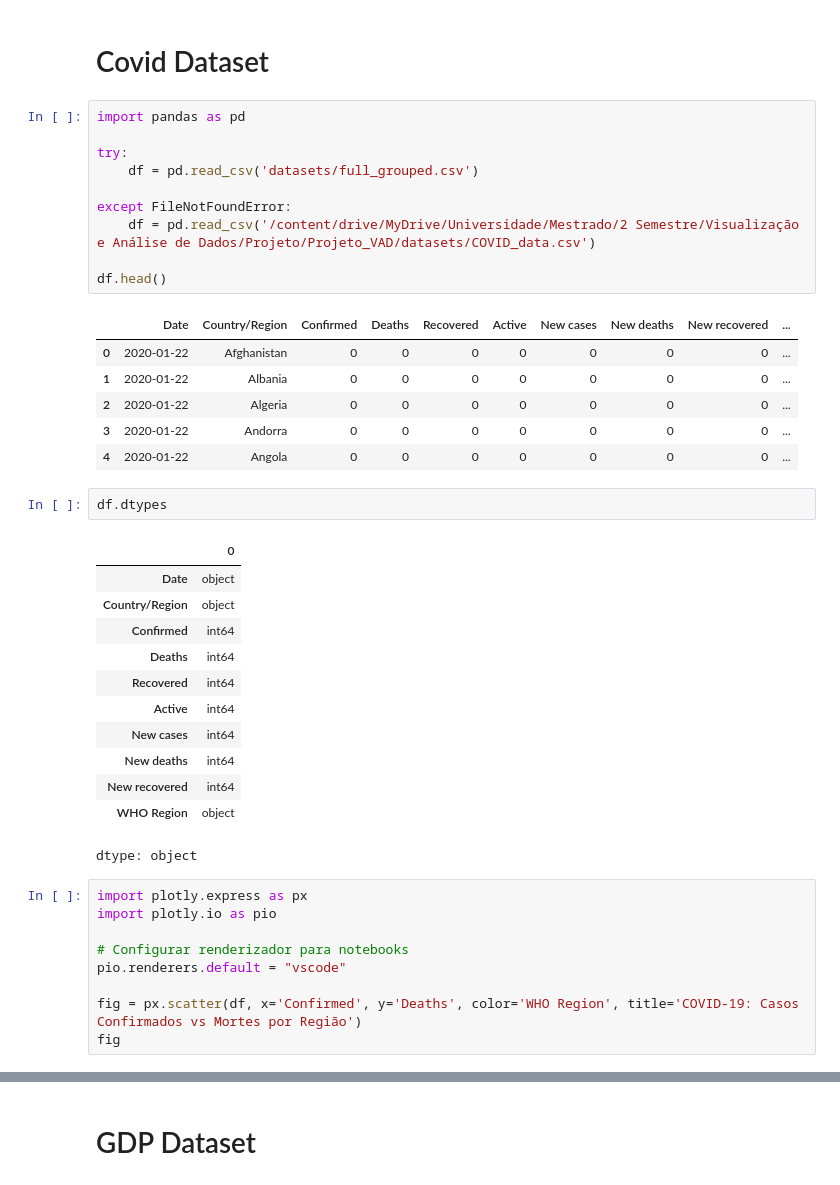
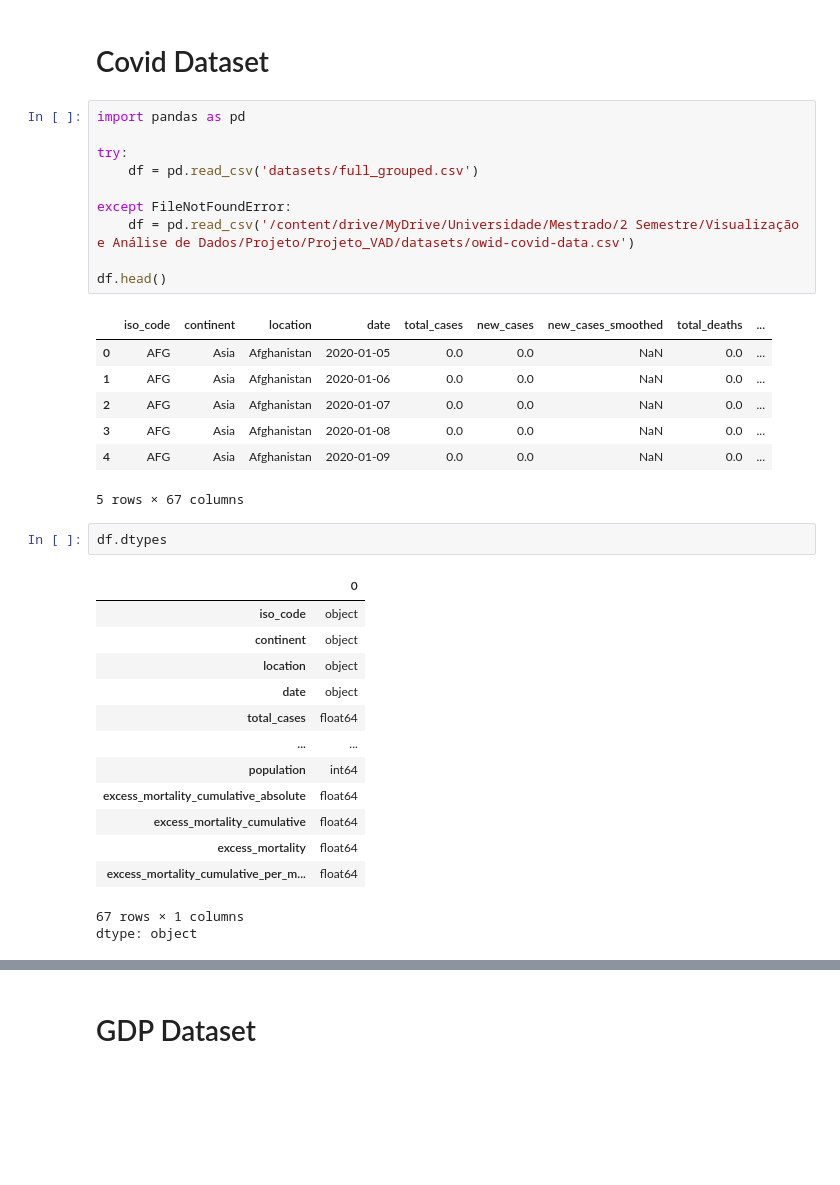
Before and after one commit to Tuco711/Projeto_VAD, a Jupyter notebook: eda.ipynb, the cells around one changed output, grey strips where cells are left out. Cells and saved outputs as stored; diff of their text form; blank space fills up the shorter version.

Commit message:
novo dataset e começo da EDA

```diff
--- a/eda.ipynb
+++ b/eda.ipynb
@@ -8,41 +8,35 @@ Mounted at /content/drive
 # %%
 import pandas as pd
 
 try:
     df = pd.read_csv('datasets/full_grouped.csv')
 
 except FileNotFoundError:
-    df = pd.read_csv('/content/drive/MyDrive/Universidade/Mestrado/2 Semestre/Visualização e Análise de Dados/Projeto/Projeto_VAD/datasets/COVID_data.csv')
+    df = pd.read_csv('/content/drive/MyDrive/Universidade/Mestrado/2 Semestre/Visualização e Análise de Dados/Projeto/Projeto_VAD/datasets/owid-covid-data.csv')
 
 df.head()
 # %% [output]
-|  | Date | Country/Region | Confirmed | Deaths | Recovered | Active | New cases | New deaths | New recovered | ... |
-| 0 | 2020-01-22 | Afghanistan | 0 | 0 | 0 | 0 | 0 | 0 | 0 | ... |
-| 1 | 2020-01-22 | Albania | 0 | 0 | 0 | 0 | 0 | 0 | 0 | ... |
-| 2 | 2020-01-22 | Algeria | 0 | 0 | 0 | 0 | 0 | 0 | 0 | ... |
-| 3 | 2020-01-22 | Andorra | 0 | 0 | 0 | 0 | 0 | 0 | 0 | ... |
-| 4 | 2020-01-22 | Angola | 0 | 0 | 0 | 0 | 0 | 0 | 0 | ... |
+|  | iso_code | continent | location | date | total_cases | new_cases | new_cases_smoothed | total_deaths | ... |
+| 0 | AFG | Asia | Afghanistan | 2020-01-05 | 0.0 | 0.0 | NaN | 0.0 | ... |
+| 1 | AFG | Asia | Afghanistan | 2020-01-06 | 0.0 | 0.0 | NaN | 0.0 | ... |
+| 2 | AFG | Asia | Afghanistan | 2020-01-07 | 0.0 | 0.0 | NaN | 0.0 | ... |
+| 3 | AFG | Asia | Afghanistan | 2020-01-08 | 0.0 | 0.0 | NaN | 0.0 | ... |
+| 4 | AFG | Asia | Afghanistan | 2020-01-09 | 0.0 | 0.0 | NaN | 0.0 | ... |
+5 rows × 67 columns
 # %%
 df.dtypes
 # %% [output]
 |  | 0 |
-| Date | object |
-| Country/Region | object |
-| Confirmed | int64 |
-| Deaths | int64 |
-| Recovered | int64 |
-| Active | int64 |
-| New cases | int64 |
-| New deaths | int64 |
-| New recovered | int64 |
-| WHO Region | object |
+| iso_code | object |
+| continent | object |
+| location | object |
+| date | object |
+| total_cases | float64 |
+| ... | ... |
+| population | int64 |
+| excess_mortality_cumulative_absolute | float64 |
+| excess_mortality_cumulative | float64 |
+| excess_mortality | float64 |
+| excess_mortality_cumulative_per_m... | float64 |
+67 rows × 1 columns
 dtype: object
-# %%
-import plotly.express as px
-import plotly.io as pio
-
-# Configurar renderizador para notebooks
-pio.renderers.default = "vscode"
-
-fig = px.scatter(df, x='Confirmed', y='Deaths', color='WHO Region', title='COVID-19: Casos Confirmados vs Mortes por Região')
-fig
```
Also changed, not shown: parts of 2 cells of this notebook, 1 other file.
